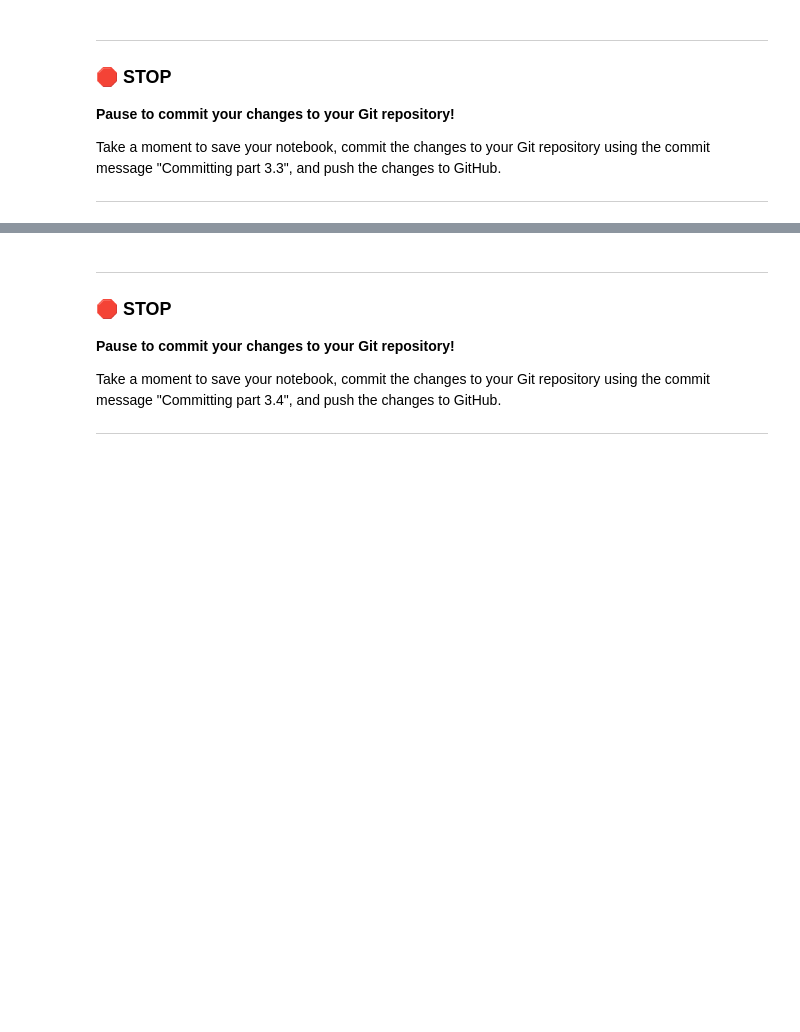
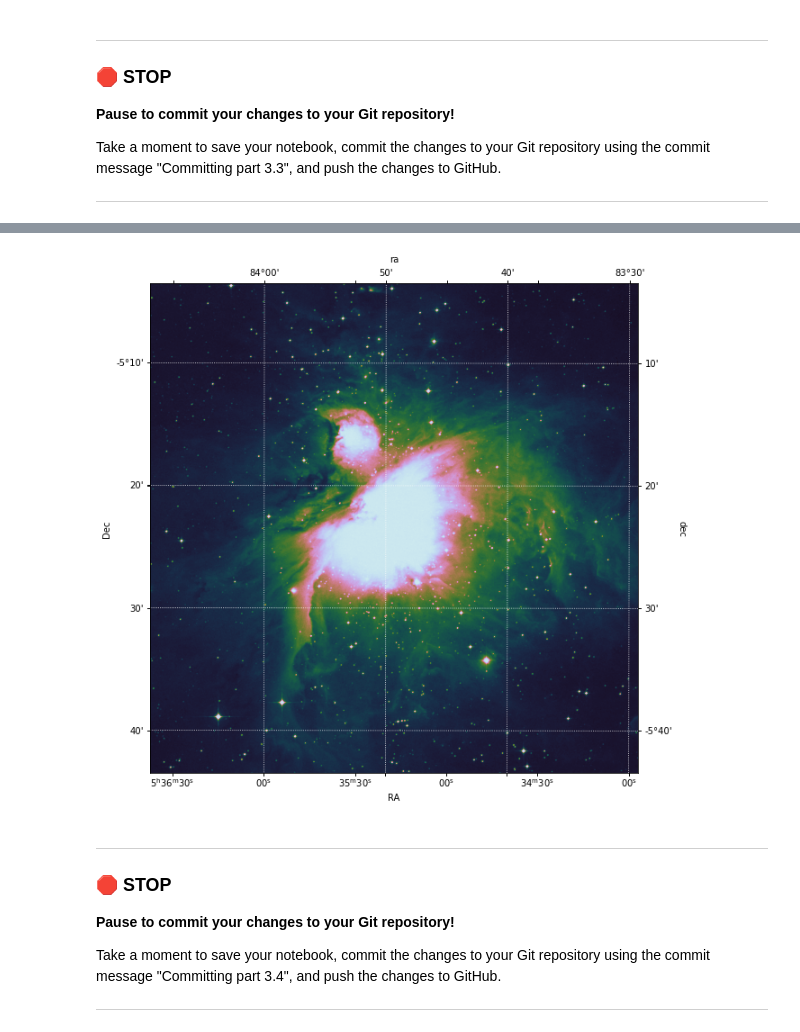
Before and after one commit to Michael-Bellaver/cmse202-s21-turnin, a Jupyter notebook: hw-01/HW-01_GitPracticeDebuggingAndPythonPackages-STUDENT.ipynb, the cells around one changed output, grey strips where cells are left out. Saved outputs shown, nothing was run; the diff lists cells and outputs as text; code cells hidden in the pictures; blank space fills up the shorter version.

```diff
--- a/hw-01/HW-01_GitPracticeDebuggingAndPythonPackages-STUDENT.ipynb
+++ b/hw-01/HW-01_GitPracticeDebuggingAndPythonPackages-STUDENT.ipynb
@@ -327,0 +327,16 @@ Now that you've spent some time exploring the nature of these images, we're goin
+# %%
+# Put your code here
+from astropy.wcs import WCS
+ir_data = fits.open('m42_40min_ir.fits')
+header = ir_data[0].header
+# %%
+wcs_ir = WCS(header)
+fig = plt.figure(figsize=(10,10))
+ax = plt.subplot(projection=wcs_ir)
+plt.imshow(ir,cmap='cubehelix',origin='lower')
+plt.xlabel('RA')
+plt.ylabel('Dec')
+
+overlay = ax.get_coords_overlay('icrs')
+overlay.grid(color='white', ls='dotted')
+# %% [output]
@@ -328,3 +353,4 @@ Now that you've spent some time exploring the nature of these images, we're goin
+[figure, added]
 # %% [markdown]
 ---
 ### &#128721; STOP
```
Also changed, not shown: parts of 3 cells of this notebook.
